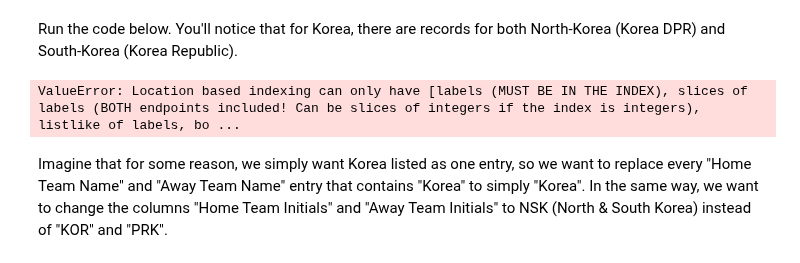
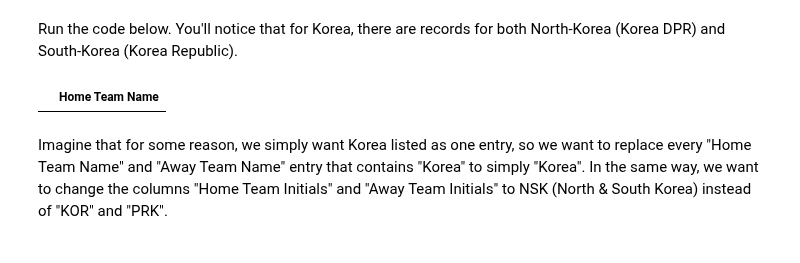
Before and after one commit to kylegwlawrence/dsc-1-03-09-accessing-data-within-pandas-lab-online-ds-sp-000, a Jupyter notebook: index.ipynb, the cells around one changed output. Drawn from its saved outputs; the diff is of its cells as text; code cells hidden in the pictures.

```diff
--- a/index.ipynb
+++ b/index.ipynb
@@ -216,9 +216,9 @@ df.head()
 # %% [markdown]
 Run the code below. You'll notice that for Korea, there are records for both North-Korea (Korea DPR) and South-Korea (Korea Republic).
 # %%
-df.loc[df[]==df["Home Team Name"].str.contains('Korea'), ["Home Team Name"]]
+df.loc[df['Home Team Name']==df["Home Team Name"].str.contains('Korea'), ["Home Team Name"]]
 # %% [output]
-ValueError: Location based indexing can only have [labels (MUST BE IN THE INDEX), slices of labels (BOTH endpoints included! Can be slices of integers if the index is integers), listlike of labels, bo ...
+|  | Home Team Name |
 # %% [markdown]
 Imagine that for some reason, we simply want Korea listed as one entry, so we want to replace every "Home Team Name" and "Away Team Name" entry that contains "Korea" to simply "Korea". In the same way, we want to change the columns "Home Team Initials" and "Away Team Initials" to NSK (North & South Korea) instead of "KOR" and "PRK".
 # %% [markdown]
```
